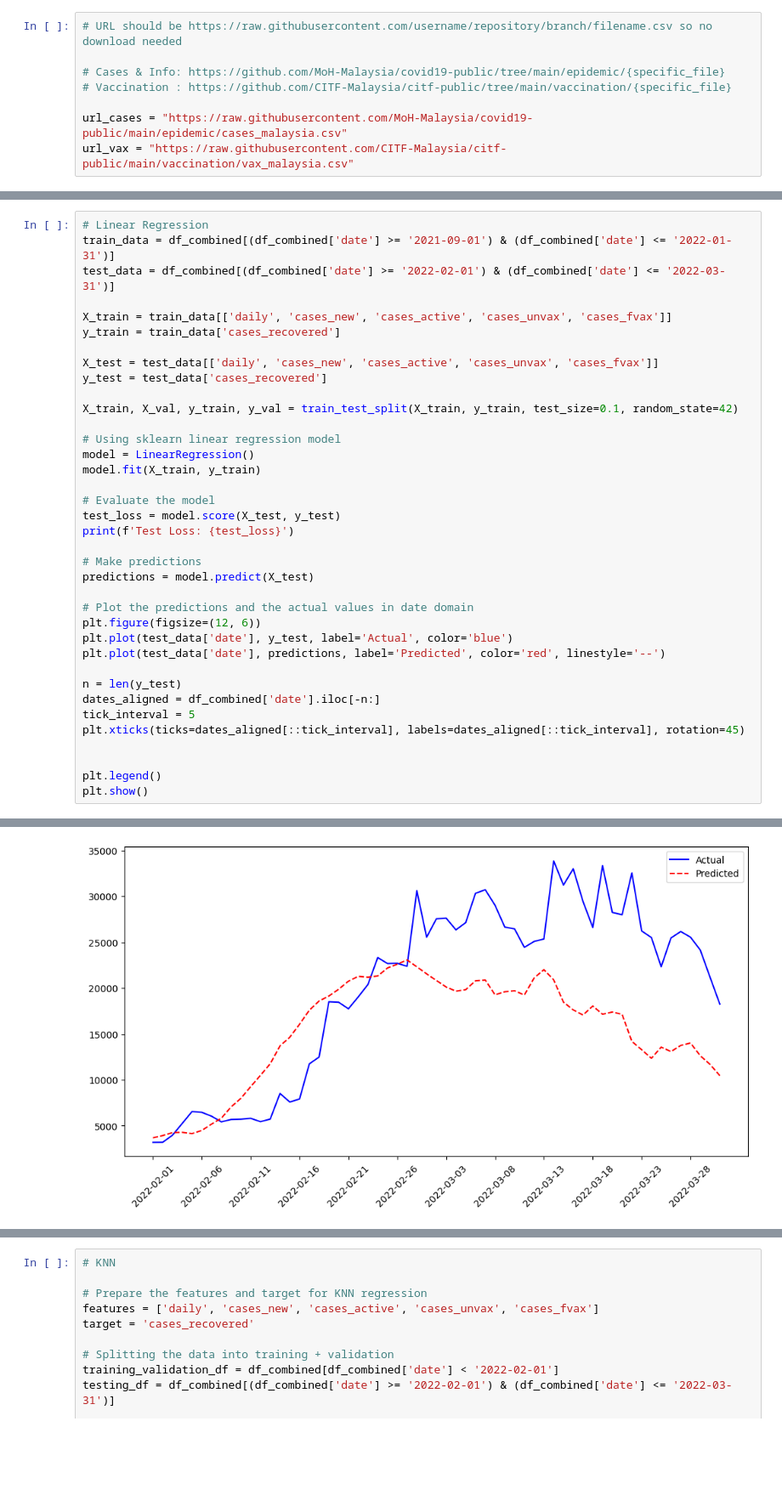
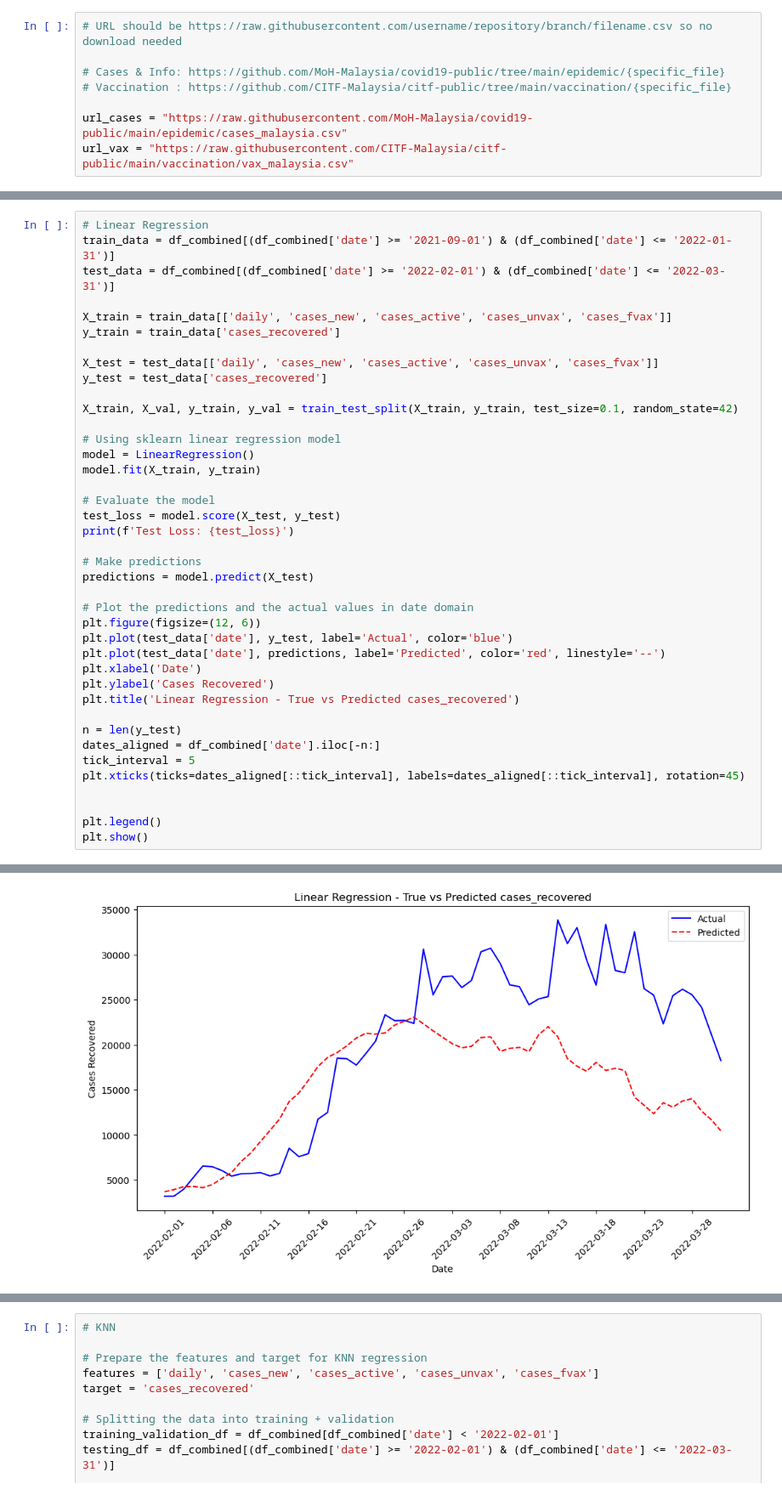
Before and after one commit to Leejames2305/AINotebook, a Jupyter notebook: Lab 3 Supervised Learning.ipynb, the cells around one changed output, grey strips where cells are left out. Shown at 85% size. Drawn from its saved outputs; the diff is of its cells as text; blank space fills up the shorter version.

Commit message:
Updated graph title and Markdown styling

```diff
--- a/Lab 3 Supervised Learning.ipynb
+++ b/Lab 3 Supervised Learning.ipynb
@@ -94,32 +94,35 @@ X_test = test_data[['daily', 'cases_new', 'cases_active', 'cases_unvax', 'cases_
 y_test = test_data['cases_recovered']
 
 X_train, X_val, y_train, y_val = train_test_split(X_train, y_train, test_size=0.1, random_state=42)
 
 # Using sklearn linear regression model
 model = LinearRegression()
 model.fit(X_train, y_train)
 
 # Evaluate the model
 test_loss = model.score(X_test, y_test)
 print(f'Test Loss: {test_loss}')
 
 # Make predictions
 predictions = model.predict(X_test)
 
 # Plot the predictions and the actual values in date domain
 plt.figure(figsize=(12, 6))
 plt.plot(test_data['date'], y_test, label='Actual', color='blue')
 plt.plot(test_data['date'], predictions, label='Predicted', color='red', linestyle='--')
+plt.xlabel('Date')
+plt.ylabel('Cases Recovered')
+plt.title('Linear Regression - True vs Predicted cases_recovered')
 
 n = len(y_test)
 dates_aligned = df_combined['date'].iloc[-n:]
 tick_interval = 5
 plt.xticks(ticks=dates_aligned[::tick_interval], labels=dates_aligned[::tick_interval], rotation=45)
 
 
 plt.legend()
 plt.show()
 # %% [output]
 Test Loss: 0.3101214809419057
-[figure, old version]
+[figure, new version]
 # %% [markdown]
```
Also changed, not shown: parts of 7 cells of this notebook.
